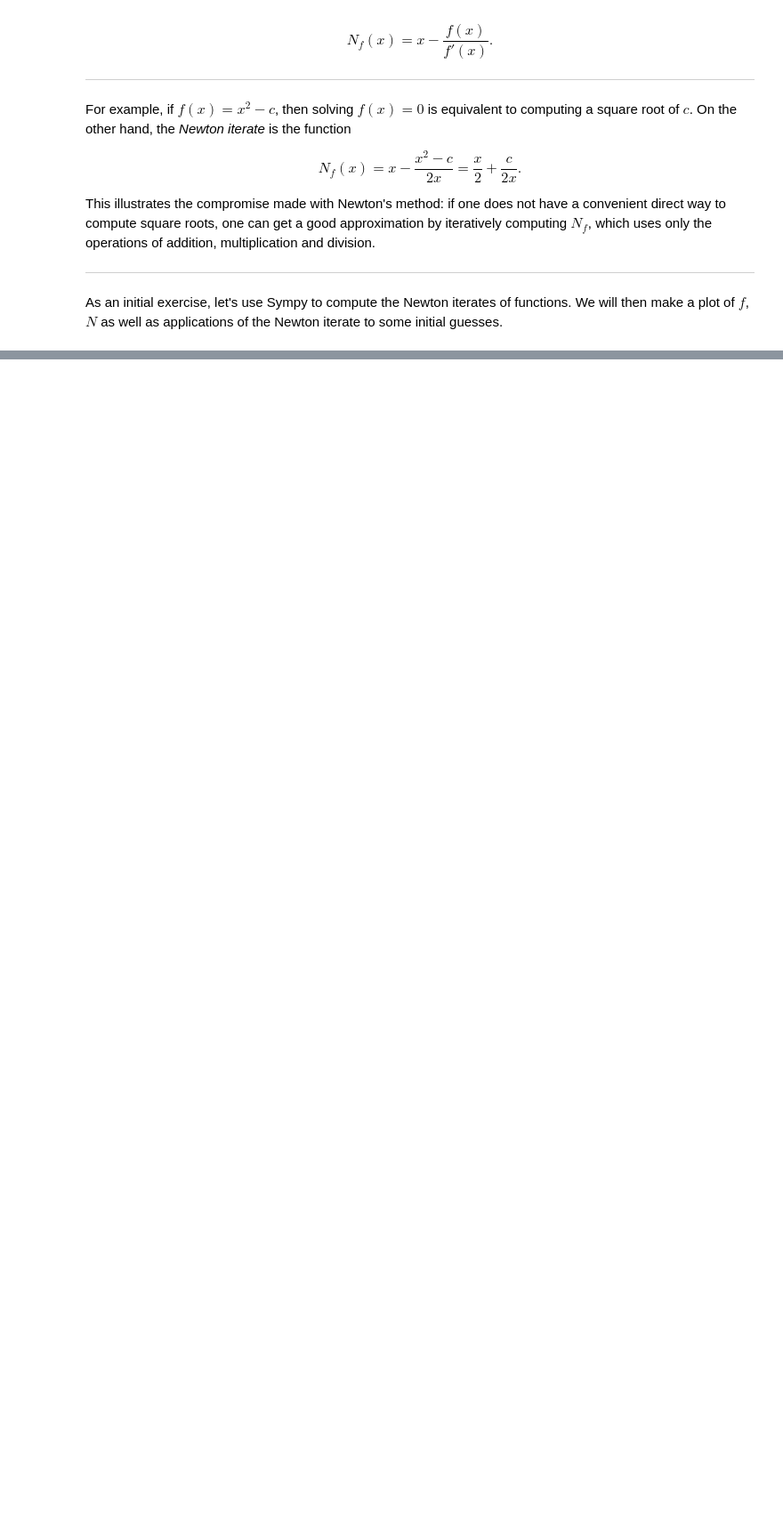
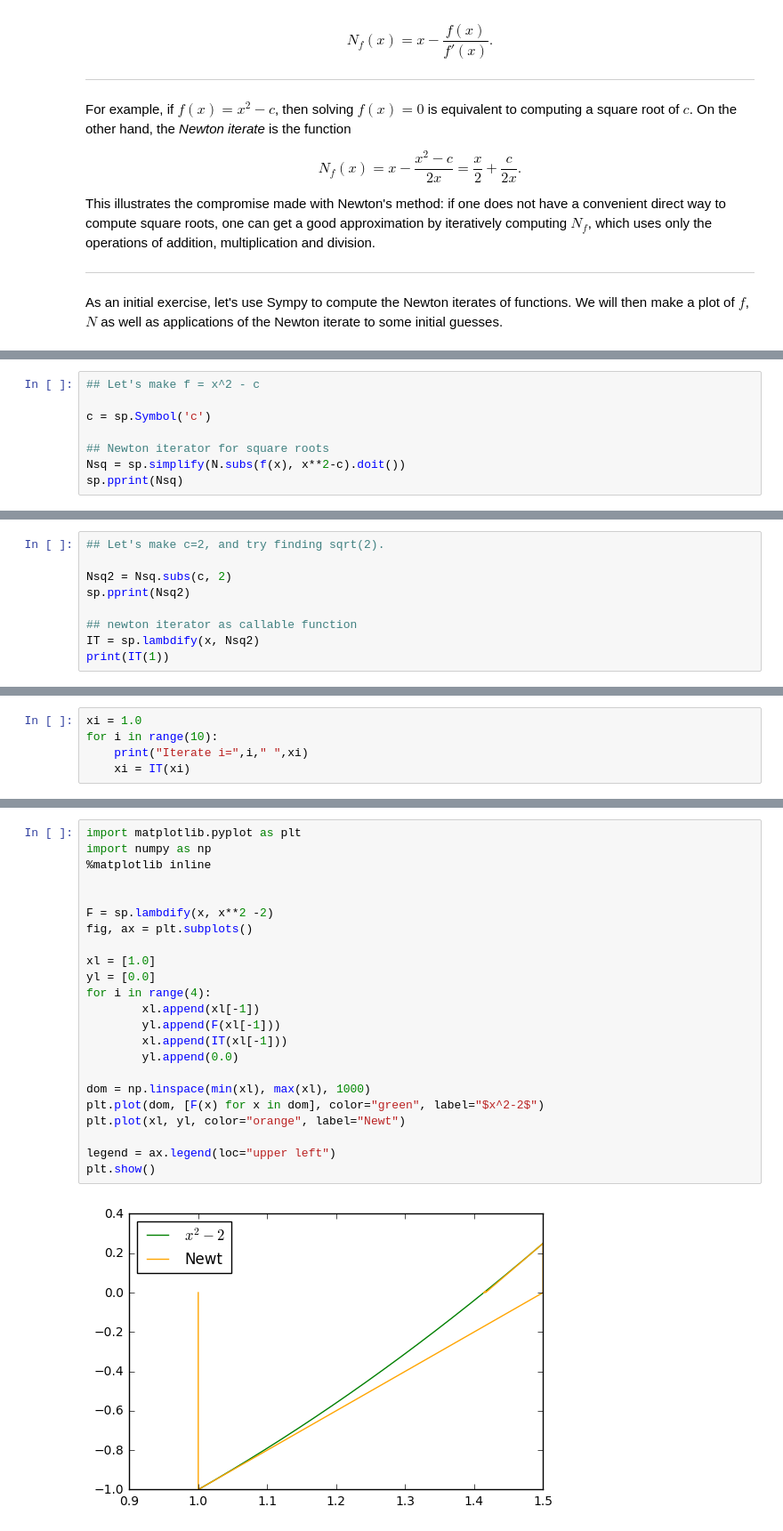
Before and after one commit to mephph/physmath248-2018, a Jupyter notebook: Part.II/Sympy.2.ipynb, the cells around one changed output, grey strips where cells are left out. Shown at 89% size. Drawn from its saved outputs; the diff is of its cells as text; blank space fills up the shorter version.

```diff
--- a/Part.II/Sympy.2.ipynb
+++ b/Part.II/Sympy.2.ipynb
@@ -42,0 +60,8 @@ import sympy as sp
+# %%
+## Let's make f = x^2 - c
+
+c = sp.Symbol('c')
+
+## Newton iterator for square roots
+Nsq = sp.simplify(N.subs(f(x), x**2-c).doit())
+sp.pprint(Nsq)
@@ -42,0 +73,9 @@ import sympy as sp
+# %%
+## Let's make c=2, and try finding sqrt(2).
+
+Nsq2 = Nsq.subs(c, 2)
+sp.pprint(Nsq2)
+
+## newton iterator as callable function
+IT = sp.lambdify(x, Nsq2)
+print(IT(1))
@@ -42,0 +88,5 @@ import sympy as sp
+# %%
+xi = 1.0
+for i in range(10):
+    print("Iterate i=",i," ",xi)
+    xi = IT(xi)
@@ -42,0 +118,25 @@ import sympy as sp
+# %%
+import matplotlib.pyplot as plt
+import numpy as np
+%matplotlib inline
+
+
+F = sp.lambdify(x, x**2 -2)
+fig, ax = plt.subplots()
+
+xl = [1.0]
+yl = [0.0]
+for i in range(4):
+        xl.append(xl[-1])
+        yl.append(F(xl[-1]))
+        xl.append(IT(xl[-1]))
+        yl.append(0.0)
+
+dom = np.linspace(min(xl), max(xl), 1000)
+plt.plot(dom, [F(x) for x in dom], color="green", label="$x^2-2$")
+plt.plot(xl, yl, color="orange", label="Newt")
+
+legend = ax.legend(loc="upper left")
+plt.show()
+# %% [output]
+[figure, added]
```
Also changed, not shown: parts of 17 cells of this notebook, 1 other file.
